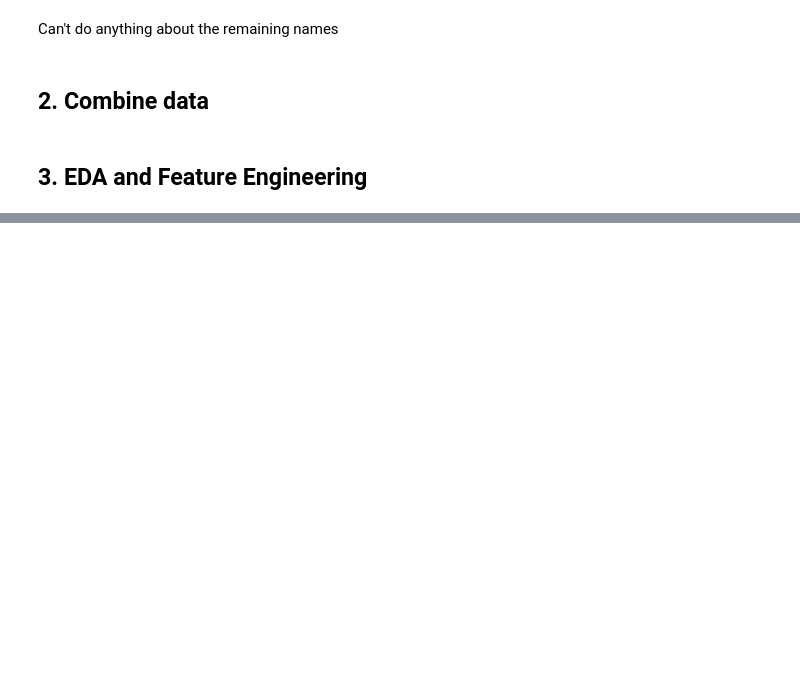
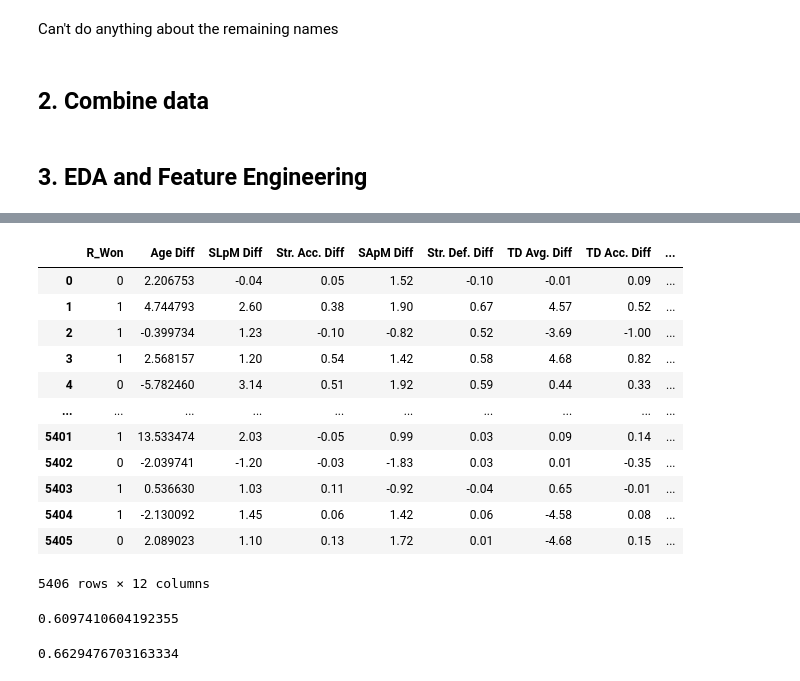
Before and after one commit to ehan03/UFC-Predict, a Jupyter notebook: old notebooks/preprocessing.ipynb, the cells around one changed output, grey strips where cells are left out. Cells and saved outputs as stored; diff of their text form; code cells hidden in the pictures; blank space fills up the shorter version.

```diff
--- a/preprocessing.ipynb
+++ b/old notebooks/preprocessing.ipynb
@@ -1758,4 +1829,0 @@ ufc
-# %%
-ufc["temp"] = (ufc["R_Winning Streak"] - ufc["R_Losing Streak"]) - (ufc["B_Winning Streak"] - ufc["B_Losing Streak"])
-ufc["temp2"] = ufc["R_Cumulative Time Fought"] - ufc["B_Cumulative Time Fought"]
-sns.boxplot(x="R_Won", y="5Dimes Odds Diff", data=ufc, notch=True, showcaps=True)
@@ -1768,0 +1856,20 @@ Ttest_indResult(statistic=27.401502571656003, pvalue=3.453496926685435e-154)
+# %%
+cols = ["R_Won", "Age Diff", "SLpM Diff", "Str. Acc. Diff", "SApM Diff", "Str. Def. Diff", "TD Avg. Diff", "TD Acc. Diff",
+        "TD Def. Diff", "Sub. Avg Diff"]
+data = ufc[cols]
+# data_num_only = data.drop(["Weight Class", "Title Fight", "Stance Combo"], axis=1)
+data
+# %% [output]
+|  | R_Won | Age Diff | SLpM Diff | Str. Acc. Diff | SApM Diff | Str. Def. Diff | TD Avg. Diff | TD Acc. Diff | ... |
+| 0 | 0 | 2.206753 | -0.04 | 0.05 | 1.52 | -0.10 | -0.01 | 0.09 | ... |
+| 1 | 1 | 4.744793 | 2.60 | 0.38 | 1.90 | 0.67 | 4.57 | 0.52 | ... |
+| 2 | 1 | -0.399734 | 1.23 | -0.10 | -0.82 | 0.52 | -3.69 | -1.00 | ... |
+| 3 | 1 | 2.568157 | 1.20 | 0.54 | 1.42 | 0.58 | 4.68 | 0.82 | ... |
+| 4 | 0 | -5.782460 | 3.14 | 0.51 | 1.92 | 0.59 | 0.44 | 0.33 | ... |
+| ... | ... | ... | ... | ... | ... | ... | ... | ... | ... |
+| 5401 | 1 | 13.533474 | 2.03 | -0.05 | 0.99 | 0.03 | 0.09 | 0.14 | ... |
+| 5402 | 0 | -2.039741 | -1.20 | -0.03 | -1.83 | 0.03 | 0.01 | -0.35 | ... |
+| 5403 | 1 | 0.536630 | 1.03 | 0.11 | -0.92 | -0.04 | 0.65 | -0.01 | ... |
+| 5404 | 1 | -2.130092 | 1.45 | 0.06 | 1.42 | 0.06 | -4.58 | 0.08 | ... |
+| 5405 | 0 | 2.089023 | 1.10 | 0.13 | 1.72 | 0.01 | -4.68 | 0.15 | ... |
+5406 rows × 12 columns
@@ -1768,0 +1897,12 @@ Ttest_indResult(statistic=27.401502571656003, pvalue=3.453496926685435e-154)
+# %%
+clf = LogisticRegression(solver="liblinear", random_state=0, C=1.0)
+clf.fit(X_train, y_train)
+y_pred = clf.predict(X_test)
+accuracy_score(y_test, y_pred)
+# %% [output]
+0.6097410604192355
+# %%
+y_pred_prob = clf.predict_proba(X_test)
+log_loss(y_test, y_pred_prob)
+# %% [output]
+0.6629476703163334
```
Also changed, not shown: parts of 7 cells of this notebook, 10 other files.
